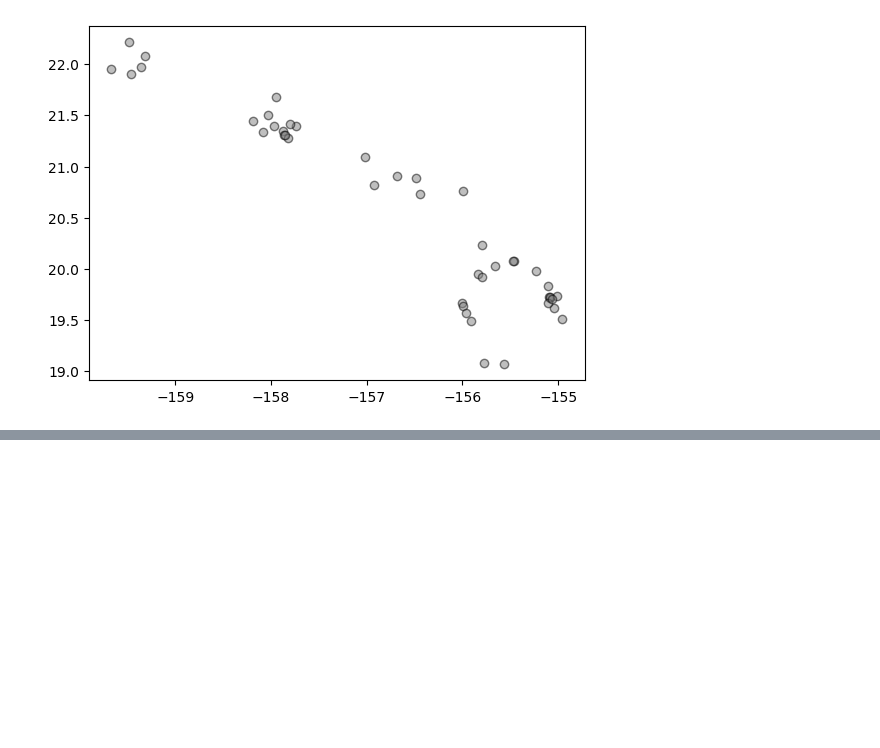
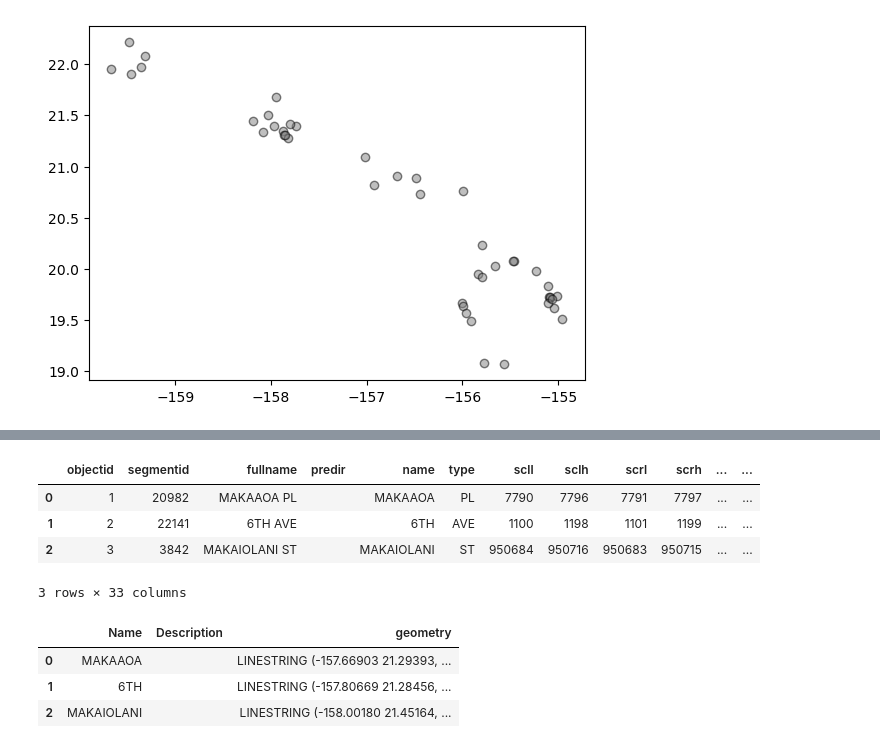
Before and after one commit to mahdi-b/Kanehekili, a Jupyter notebook: Current datasets.ipynb, the cells around one changed output, grey strips where cells are left out. Drawn from its saved outputs; the diff is of its cells as text; code cells hidden in the pictures; blank space fills up the shorter version.

```diff
--- a/Current datasets.ipynb
+++ b/Current datasets.ipynb
@@ -1049,0 +1072,17 @@ data62.plot(alpha=0.5, color='grey', edgecolor='black')
+# %%
+data64 = gpd.read_file("data/roads/Roads_-_Honolulu_County.geojson")
+data64.head(3)
+# %% [output]
+|  | objectid | segmentid | fullname | predir | name | type | scll | sclh | scrl | scrh | ... | ... |
+| 0 | 1 | 20982 | MAKAAOA PL |  | MAKAAOA | PL | 7790 | 7796 | 7791 | 7797 | ... | ... |
+| 1 | 2 | 22141 | 6TH AVE |  | 6TH | AVE | 1100 | 1198 | 1101 | 1199 | ... | ... |
+| 2 | 3 | 3842 | MAKAIOLANI ST |  | MAKAIOLANI | ST | 950684 | 950716 | 950683 | 950715 | ... | ... |
+3 rows × 33 columns
+# %%
+data65 = gpd.read_file("data/roads/Roads_-_Honolulu_County.kml")
+data65.head(3)
+# %% [output]
+|  | Name | Description | geometry |
+| 0 | MAKAAOA |  | LINESTRING (-157.66903 21.29393, ... |
+| 1 | 6TH |  | LINESTRING (-157.80669 21.28456, ... |
+| 2 | MAKAIOLANI |  | LINESTRING (-158.00180 21.45164, ... |
```
Also changed, not shown: parts of 5 cells of this notebook, 13 other files.
